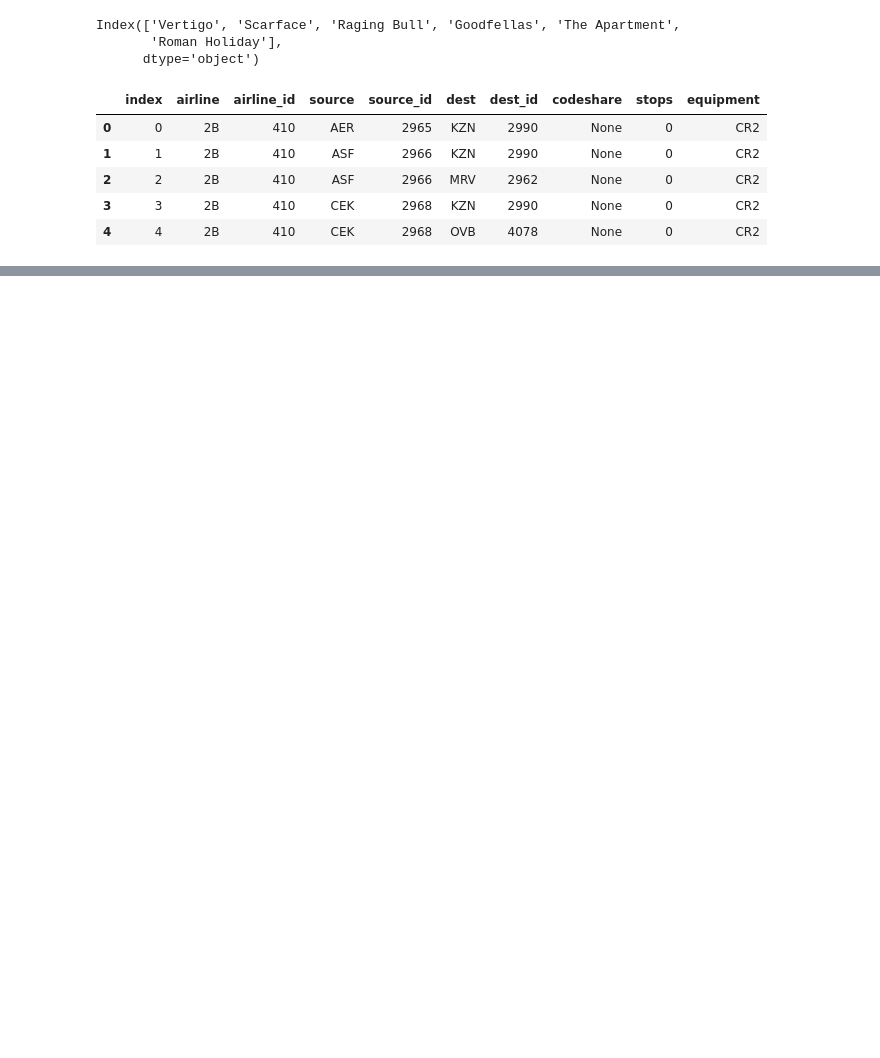
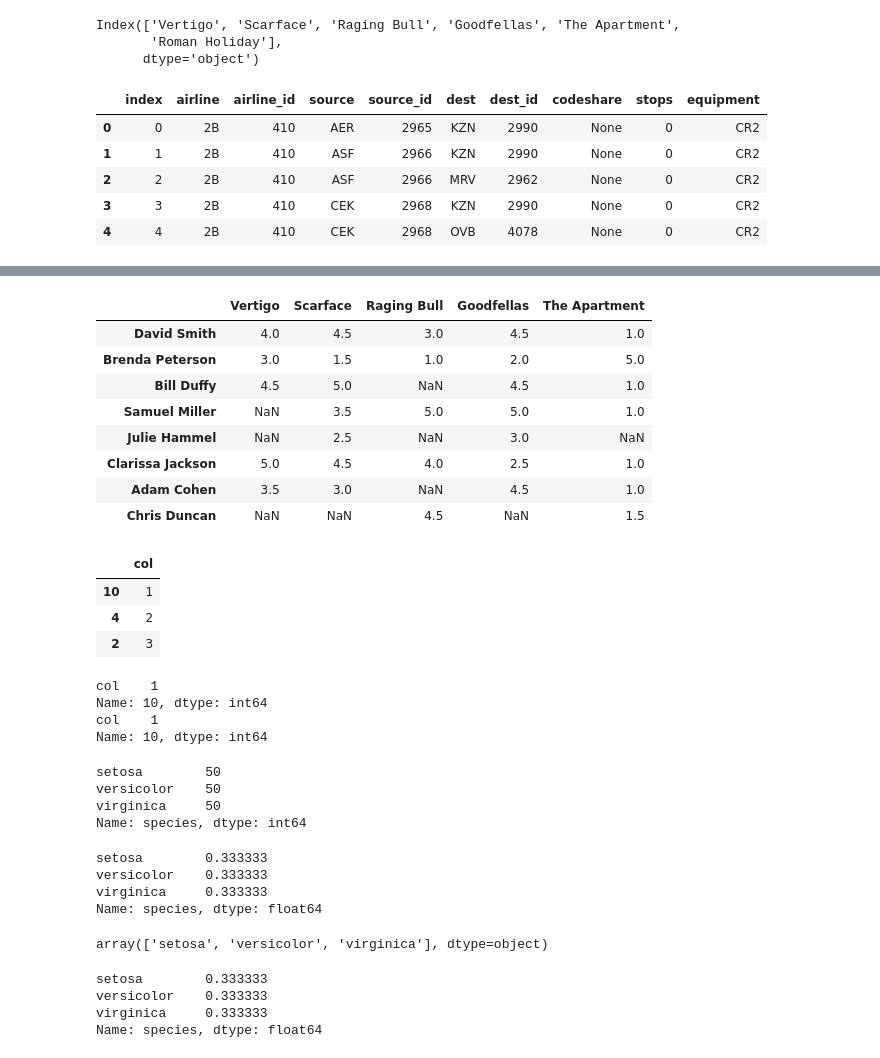
Before and after one commit to edyoda/DS290922A, a Jupyter notebook: EDYODA_DW/notebooks/pandas.ipynb, the cells around one changed output, grey strips where cells are left out. Cells and saved outputs as stored; diff of their text form; code cells hidden in the pictures; blank space fills up the shorter version.

```diff
--- a/EDYODA_DW/notebooks/pandas.ipynb
+++ b/EDYODA_DW/notebooks/pandas.ipynb
@@ -139,0 +349,13 @@ pd.read_sql_query('SELECT * FROM routes LIMIT 5', connection)
+# %%
+# using Transpose
+df_json.head().T
+# %% [output]
+|  | Vertigo | Scarface | Raging Bull | Goodfellas | The Apartment |
+| David Smith | 4.0 | 4.5 | 3.0 | 4.5 | 1.0 |
+| Brenda Peterson | 3.0 | 1.5 | 1.0 | 2.0 | 5.0 |
+| Bill Duffy | 4.5 | 5.0 | NaN | 4.5 | 1.0 |
+| Samuel Miller | NaN | 3.5 | 5.0 | 5.0 | 1.0 |
+| Julie Hammel | NaN | 2.5 | NaN | 3.0 | NaN |
+| Clarissa Jackson | 5.0 | 4.5 | 4.0 | 2.5 | 1.0 |
+| Adam Cohen | 3.5 | 3.0 | NaN | 4.5 | 1.0 |
+| Chris Duncan | NaN | NaN | 4.5 | NaN | 1.5 |
@@ -139,0 +364,41 @@ pd.read_sql_query('SELECT * FROM routes LIMIT 5', connection)
+# %%
+a
+# %% [output]
+|  | col |
+| 10 | 1 |
+| 4 | 2 |
+| 2 | 3 |
+# %%
+print(a.loc[10])
+
+print(a.iloc[0])
+# %% [output]
+col    1
+Name: 10, dtype: int64
+col    1
+Name: 10, dtype: int64
+# %%
+df_csv['species'].value_counts()
+# %% [output]
+setosa        50
+versicolor    50
+virginica     50
+Name: species, dtype: int64
+# %%
+df_csv['species'].value_counts(normalize=True)
+# %% [output]
+setosa        0.333333
+versicolor    0.333333
+virginica     0.333333
+Name: species, dtype: float64
+# %%
+df_csv['species'].unique()
+# %% [output]
+array(['setosa', 'versicolor', 'virginica'], dtype=object)
+# %%
+df_csv['species'].value_counts()/len(df_csv)
+# %% [output]
+setosa        0.333333
+versicolor    0.333333
+virginica     0.333333
+Name: species, dtype: float64
```
Also changed, not shown: parts of 29 cells of this notebook, 3 other files.
